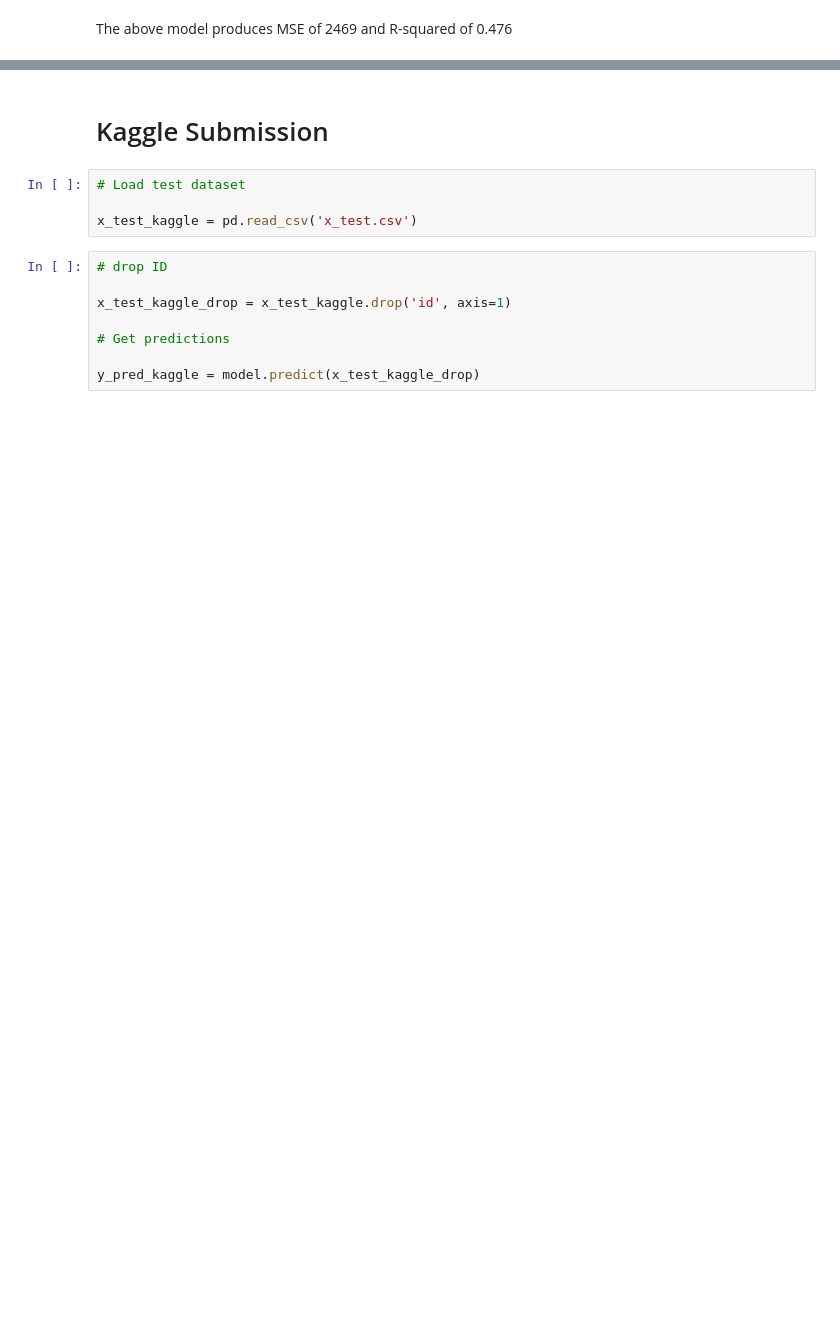
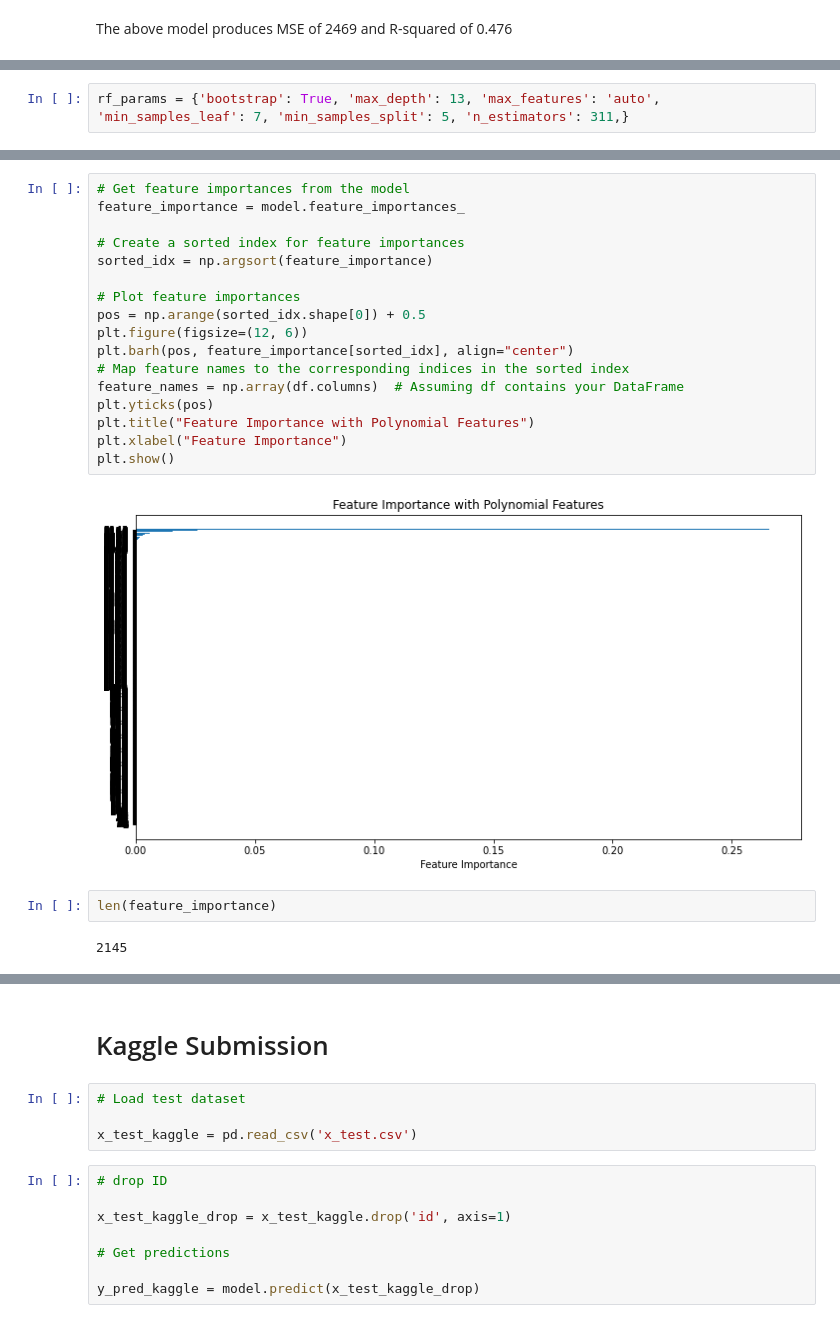
Before and after one commit to lukekerwin/GP1_DS310, a Jupyter notebook: Brian_proj.ipynb, the cells around one changed output, grey strips where cells are left out. Drawn from its saved outputs; the diff is of its cells as text; blank space fills up the shorter version.

```diff
--- a/Brian_proj.ipynb
+++ b/Brian_proj.ipynb
@@ -737,0 +802,2 @@ same results for the above model
+# %%
+rf_params = {'bootstrap': True, 'max_depth': 13, 'max_features': 'auto', 'min_samples_leaf': 7, 'min_samples_split': 5, 'n_estimators': 311,}
@@ -778,0 +912,23 @@ R-squared: 0.06343093352790352
+# %%
+# Get feature importances from the model
+feature_importance = model.feature_importances_
+
+# Create a sorted index for feature importances
+sorted_idx = np.argsort(feature_importance)
+
+# Plot feature importances
+pos = np.arange(sorted_idx.shape[0]) + 0.5
+plt.figure(figsize=(12, 6))
+plt.barh(pos, feature_importance[sorted_idx], align="center")
+# Map feature names to the corresponding indices in the sorted index
+feature_names = np.array(df.columns)  # Assuming df contains your DataFrame
+plt.yticks(pos)
+plt.title("Feature Importance with Polynomial Features")
+plt.xlabel("Feature Importance")
+plt.show()
+# %% [output]
+[figure, added]
+# %%
+len(feature_importance)
+# %% [output]
+2145
```
Also changed, not shown: parts of 39 cells of this notebook, 3 other files.
